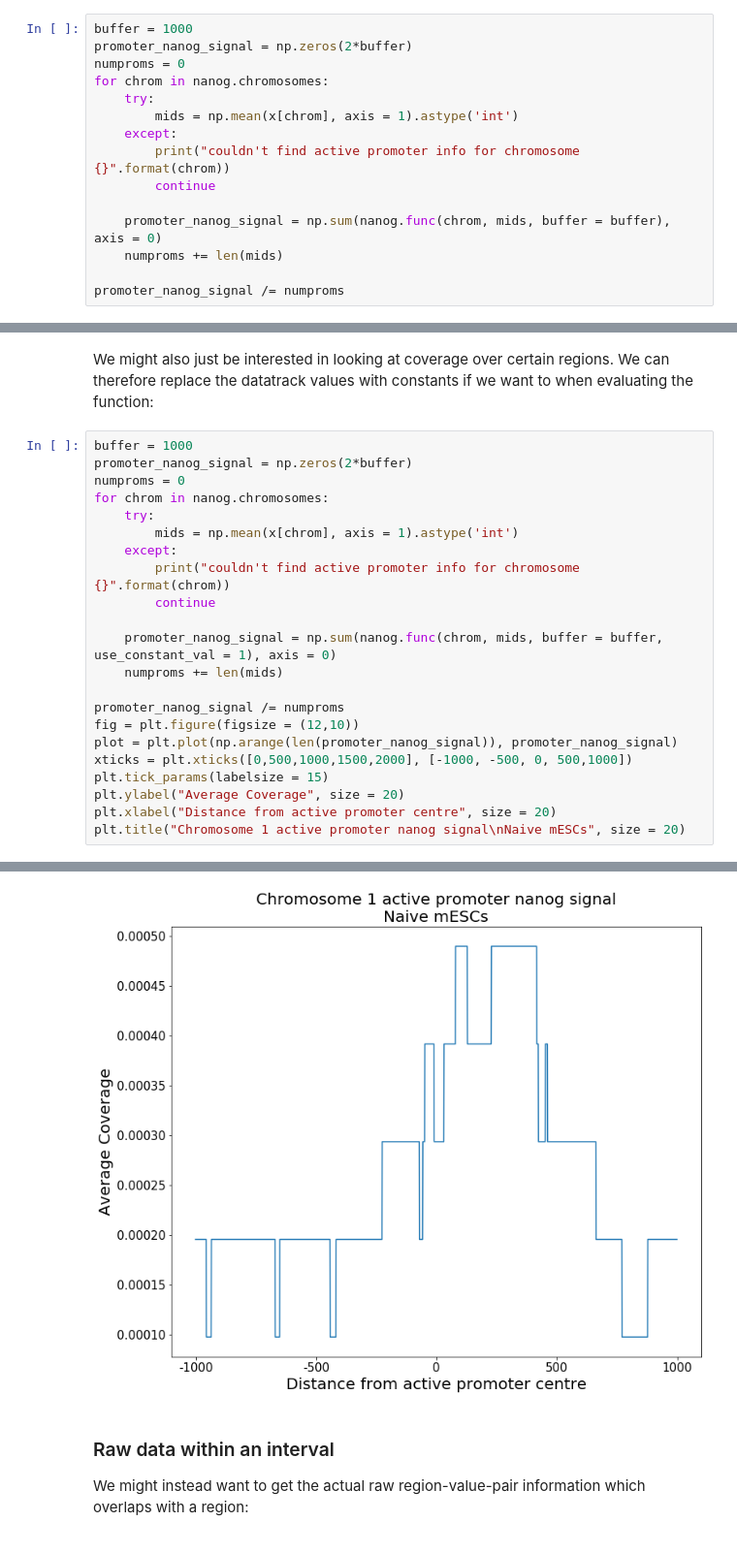
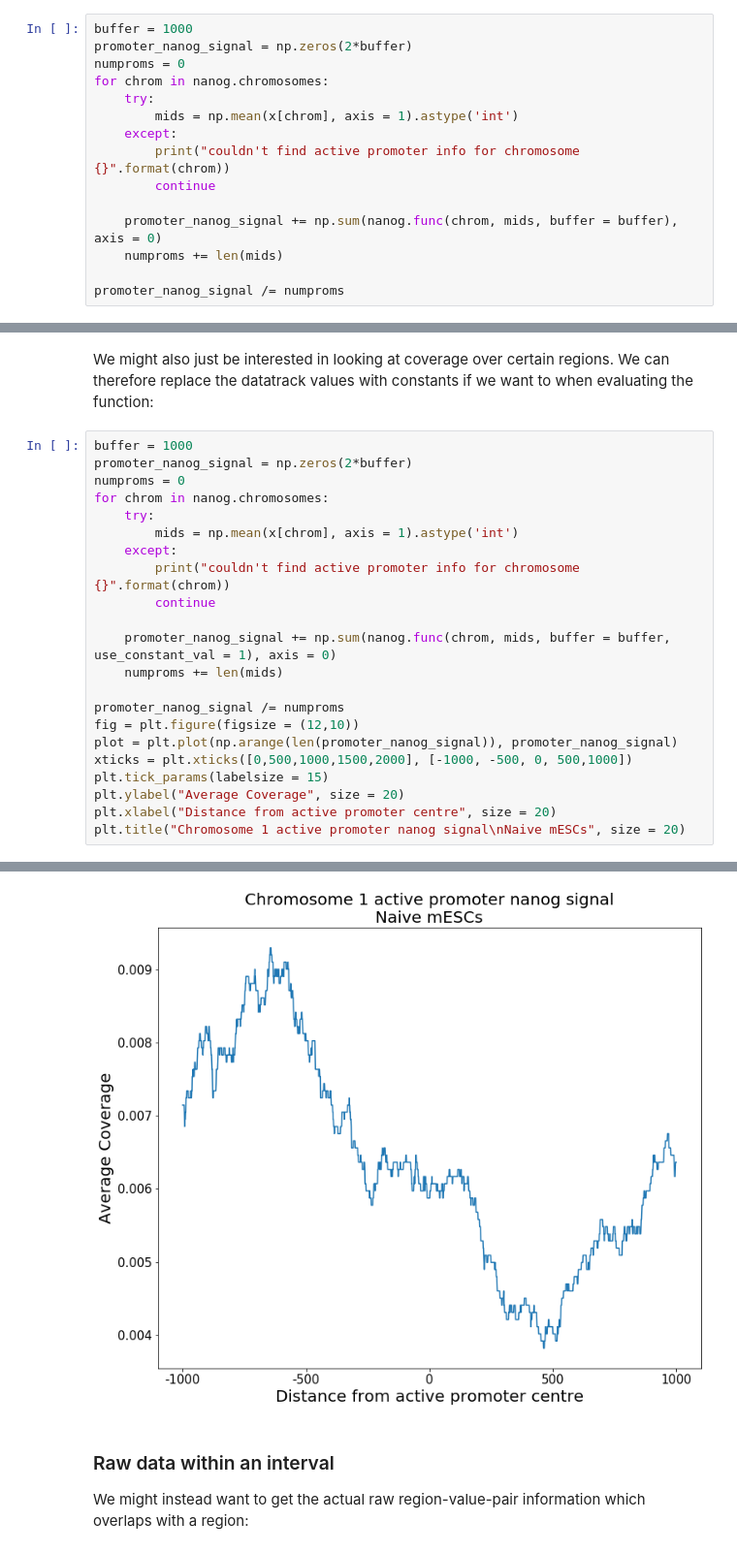
Before and after one commit to dhall1995/GenTools, a Jupyter notebook: Datatrack_tutorial.ipynb, the cells around one changed output, grey strips where cells are left out. Shown at 97% size. Saved outputs shown, nothing was run; the diff lists cells and outputs as text.

```diff
--- a/Datatrack_tutorial.ipynb
+++ b/Datatrack_tutorial.ipynb
@@ -205,7 +203,7 @@ for chrom in nanog.chromosomes:
         print("couldn't find active promoter info for chromosome {}".format(chrom))
         continue
 
-    promoter_nanog_signal = np.sum(nanog.func(chrom, mids, buffer = buffer), axis = 0)
+    promoter_nanog_signal += np.sum(nanog.func(chrom, mids, buffer = buffer), axis = 0)
     numproms += len(mids)
 
 promoter_nanog_signal /= numproms
@@ -229,29 +227,29 @@ We might also just be interested in looking at coverage over certain regions. We
 # %%
 buffer = 1000
 promoter_nanog_signal = np.zeros(2*buffer)
 numproms = 0
 for chrom in nanog.chromosomes:
     try:
         mids = np.mean(x[chrom], axis = 1).astype('int')
     except:
         print("couldn't find active promoter info for chromosome {}".format(chrom))
         continue
 
-    promoter_nanog_signal = np.sum(nanog.func(chrom, mids, buffer = buffer, use_constant_val = 1), axis = 0)
+    promoter_nanog_signal += np.sum(nanog.func(chrom, mids, buffer = buffer, use_constant_val = 1), axis = 0)
     numproms += len(mids)
 
 promoter_nanog_signal /= numproms
 fig = plt.figure(figsize = (12,10))
 plot = plt.plot(np.arange(len(promoter_nanog_signal)), promoter_nanog_signal)
 xticks = plt.xticks([0,500,1000,1500,2000], [-1000, -500, 0, 500,1000])
 plt.tick_params(labelsize = 15)
 plt.ylabel("Average Coverage", size = 20)
 plt.xlabel("Distance from active promoter centre", size = 20)
 plt.title("Chromosome 1 active promoter nanog signal\nNaive mESCs", size = 20)
 # %% [output]
 couldn't find active promoter info for chromosome Y
 Text(0.5, 1.0, 'Chromosome 1 active promoter nanog signal\nNaive mESCs')
-[figure, old version]
+[figure, new version]
 # %% [markdown]
 ### Raw data within an interval
 We might instead want to get the actual raw region-value-pair information which overlaps with a region:
```
Also changed, not shown: parts of 3 cells of this notebook, 9 other files.
